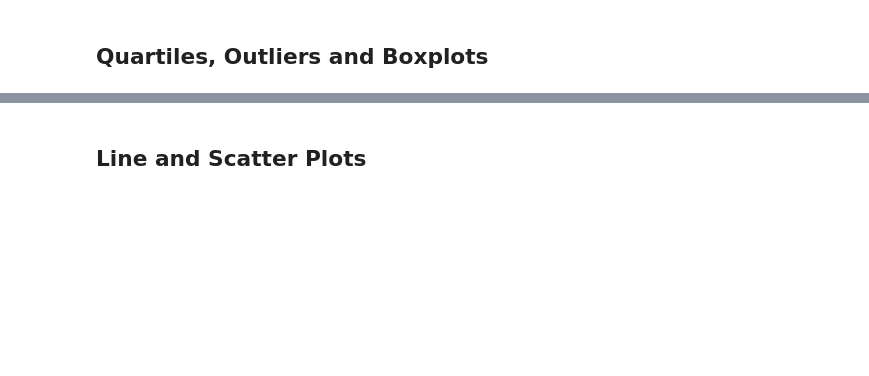
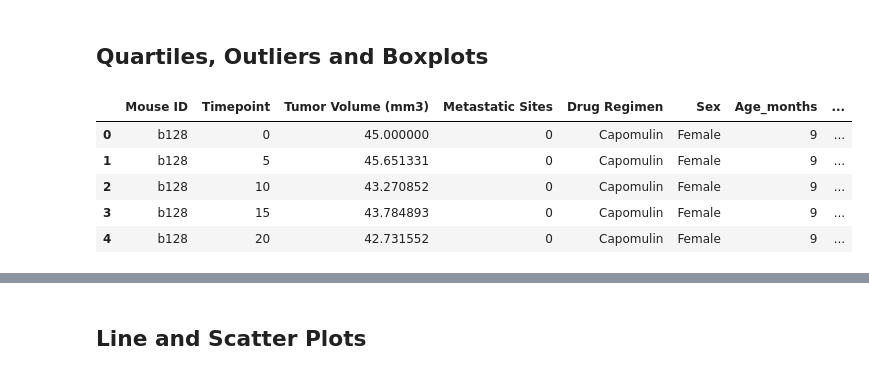
Before and after one commit to jennyalfi/DataVis-challenge, a Jupyter notebook: Pymaceuticals/pymaceuticals.ipynb, the cells around one changed output, grey strips where cells are left out. Cells and saved outputs as stored; diff of their text form; code cells hidden in the pictures; blank space fills up the shorter version.

```diff
--- a/Pymaceuticals/pymaceuticals.ipynb
+++ b/Pymaceuticals/pymaceuticals.ipynb
@@ -183,8 +196,27 @@ array(['Male', 'Female'], dtype=object)
 # %%
 # Calculate the final tumor volume of each mouse across four of the treatment regimens:
 # Capomulin, Ramicane, Infubinol, and Ceftamin
 
 # Start by getting the last (greatest) timepoint for each mouse
+mask_1 = ((complete_data["Drug Regimen"] == "Capomulin")|
+         (complete_data["Drug Regimen"] == "Ramicane")|
+         (complete_data["Drug Regimen"] == "Infubinol")|
+         (complete_data["Drug Regimen"] == "Ceftamin"))
 
+four_reg = complete_data.loc[mask_1,["Mouse ID", "Timepoint", "Tumor Volume (mm3)"]]
+
+final_time = four_reg.groupby("Mouse ID")[["Timepoint"]].max()
+
+final_time = final_time.rename(columns={"Timepoint":"Final Timepoint"})
 
 # Merge this group df with the original DataFrame to get the tumor volume at the last timepoint
+
+merged = pd.merge(complete_data,final_time, on = "Mouse ID")
+merged.head()
+# %% [output]
+|  | Mouse ID | Timepoint | Tumor Volume (mm3) | Metastatic Sites | Drug Regimen | Sex | Age_months | ... |
+| 0 | b128 | 0 | 45.000000 | 0 | Capomulin | Female | 9 | ... |
+| 1 | b128 | 5 | 45.651331 | 0 | Capomulin | Female | 9 | ... |
+| 2 | b128 | 10 | 43.270852 | 0 | Capomulin | Female | 9 | ... |
+| 3 | b128 | 15 | 43.784893 | 0 | Capomulin | Female | 9 | ... |
+| 4 | b128 | 20 | 42.731552 | 0 | Capomulin | Female | 9 | ... |
```
Also changed, not shown: parts of 13 cells of this notebook, 1 other file.
